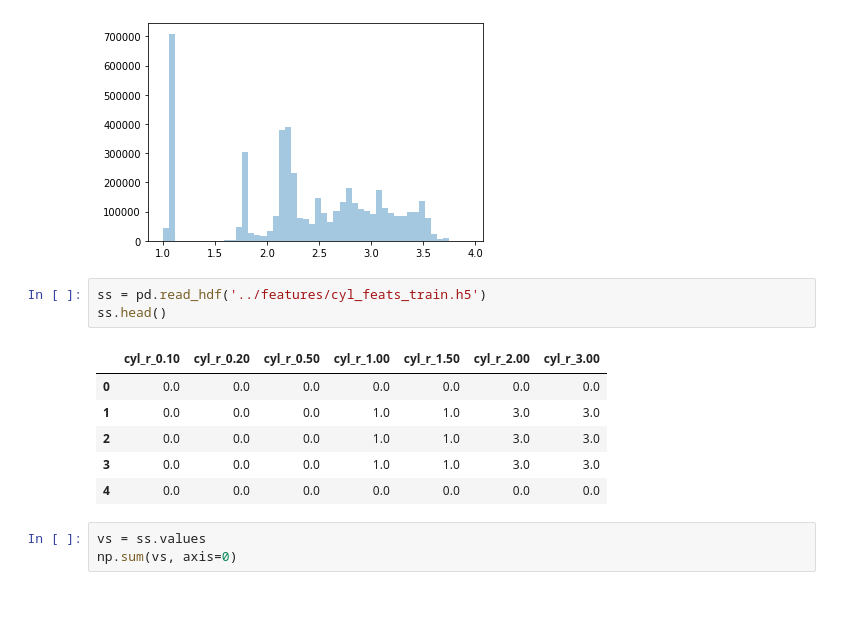
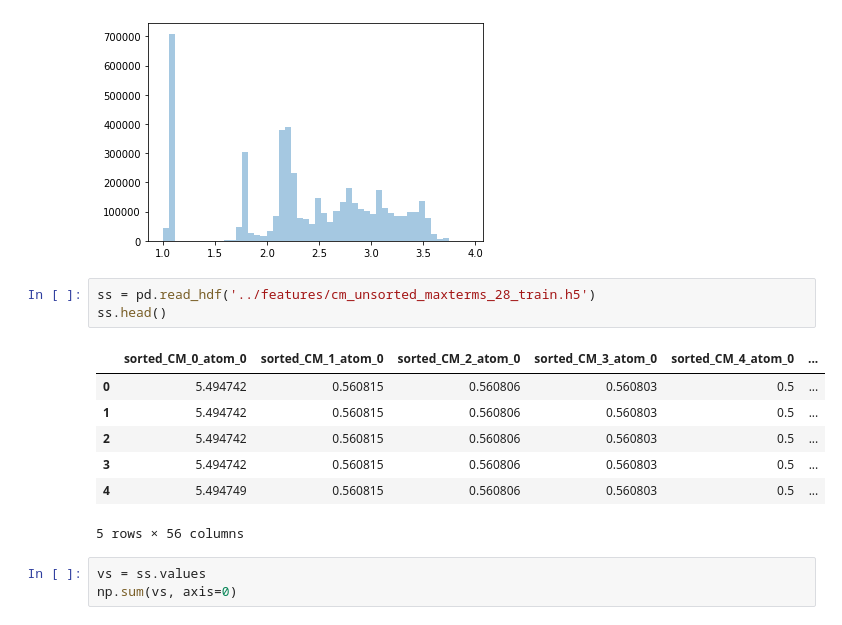
Before and after one commit to miguel-rita/remote-five, a Jupyter notebook: notebooks/burn_EDA.ipynb, the cells around one changed output. Cells and saved outputs as stored; diff of their text form.

```diff
--- a/notebooks/burn_EDA.ipynb
+++ b/notebooks/burn_EDA.ipynb
@@ -458,15 +458,16 @@ sns.distplot(f['d0_1'].values, kde=False)
 <matplotlib.axes._subplots.AxesSubplot at 0x...>
 [figure]
 # %%
-ss = pd.read_hdf('../features/cyl_feats_train.h5')
+ss = pd.read_hdf('../features/cm_unsorted_maxterms_28_train.h5')
 ss.head()
 # %% [output]
-|  | cyl_r_0.10 | cyl_r_0.20 | cyl_r_0.50 | cyl_r_1.00 | cyl_r_1.50 | cyl_r_2.00 | cyl_r_3.00 |
-| 0 | 0.0 | 0.0 | 0.0 | 0.0 | 0.0 | 0.0 | 0.0 |
-| 1 | 0.0 | 0.0 | 0.0 | 1.0 | 1.0 | 3.0 | 3.0 |
-| 2 | 0.0 | 0.0 | 0.0 | 1.0 | 1.0 | 3.0 | 3.0 |
-| 3 | 0.0 | 0.0 | 0.0 | 1.0 | 1.0 | 3.0 | 3.0 |
-| 4 | 0.0 | 0.0 | 0.0 | 0.0 | 0.0 | 0.0 | 0.0 |
+|  | sorted_CM_0_atom_0 | sorted_CM_1_atom_0 | sorted_CM_2_atom_0 | sorted_CM_3_atom_0 | sorted_CM_4_atom_0 | ... |
+| 0 | 5.494742 | 0.560815 | 0.560806 | 0.560803 | 0.5 | ... |
+| 1 | 5.494742 | 0.560815 | 0.560806 | 0.560803 | 0.5 | ... |
+| 2 | 5.494742 | 0.560815 | 0.560806 | 0.560803 | 0.5 | ... |
+| 3 | 5.494742 | 0.560815 | 0.560806 | 0.560803 | 0.5 | ... |
+| 4 | 5.494749 | 0.560815 | 0.560806 | 0.560803 | 0.5 | ... |
+5 rows × 56 columns
 # %%
 vs = ss.values
 np.sum(vs, axis=0)
```
Also changed, not shown: parts of 1 cell of this notebook, 44 other files.
